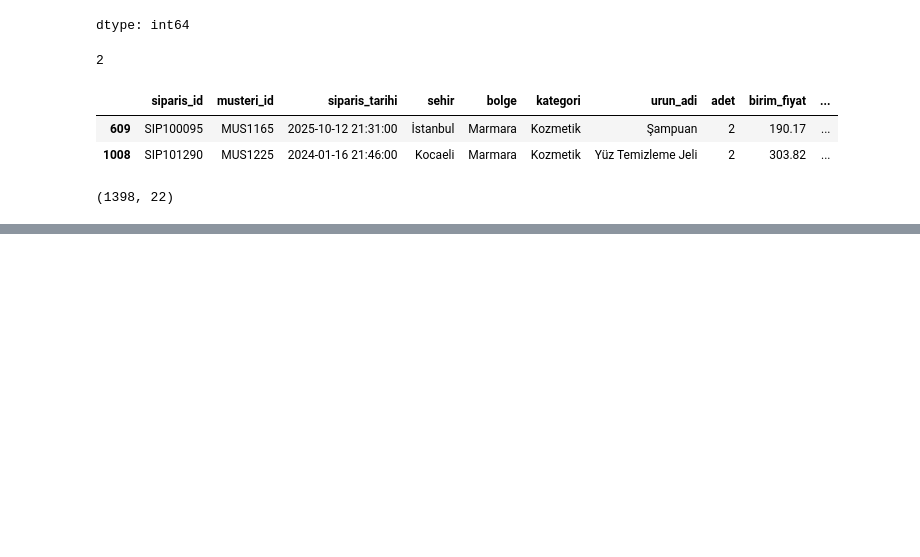
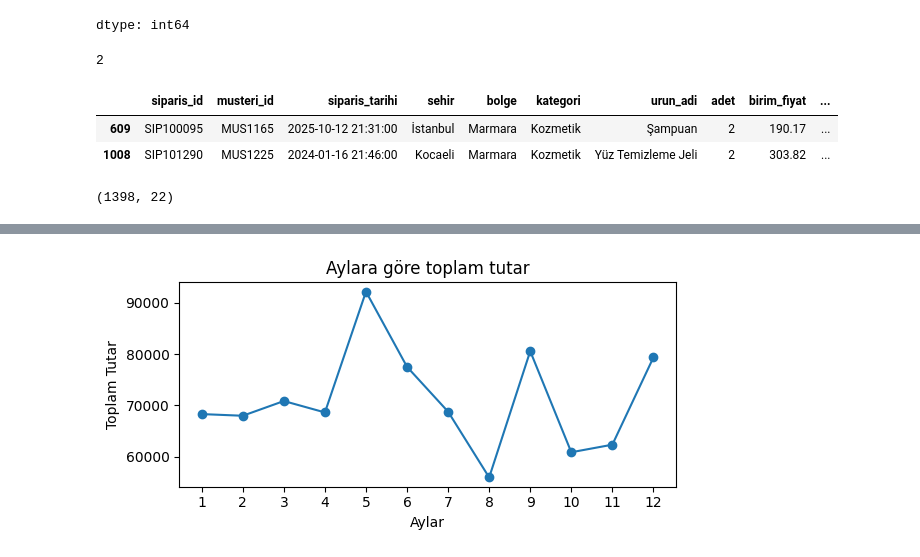
Before and after one commit to Ardatatl33/turk-yeyapayzekaakademisi_bootcamp, a Jupyter notebook: VeriBilimiEgitim.ipynb, the cells around one changed output, grey strips where cells are left out. Drawn from its saved outputs; the diff is of its cells as text; code cells hidden in the pictures; blank space fills up the shorter version.

```diff
--- a/VeriBilimiEgitim.ipynb
+++ b/VeriBilimiEgitim.ipynb
@@ -725,0 +1377,3 @@ df.to_csv("e_ticaret_veri_seti_tekrarlayan_kayıtlar_düzenlendi.csv")
+# %%
+df = pd.read_csv("e_ticaret_veri_seti_aykiri_degerler_duzenlendi.csv")
+df.head()
@@ -725,0 +1387,4 @@ df.to_csv("e_ticaret_veri_seti_tekrarlayan_kayıtlar_düzenlendi.csv")
+# %%
+df["siparis_tarihi"] = pd.to_datetime(df["siparis_tarihi"])
+df["siparis_ayi"] = df["siparis_tarihi"].dt.month
+df.head()
@@ -725,0 +1398,3 @@ df.to_csv("e_ticaret_veri_seti_tekrarlayan_kayıtlar_düzenlendi.csv")
+# %%
+aylik_toplam_tutar = df.groupby("siparis_ayi")["toplam_tutar"].sum().reset_index()
+aylik_toplam_tutar
@@ -725,0 +1415,12 @@ df.to_csv("e_ticaret_veri_seti_tekrarlayan_kayıtlar_düzenlendi.csv")
+# %%
+
+plt.figure(figsize = (6,3))
+plt.plot(aylik_toplam_tutar["siparis_ayi"], aylik_toplam_tutar["toplam_tutar"], marker = "o") # line plot
+plt.title("Aylara göre toplam tutar")
+plt.xlabel("Aylar")
+plt.ylabel("Toplam Tutar")
+plt.xticks(aylik_toplam_tutar["siparis_ayi"])
+plt.tight_layout()
+plt.show()
+# %% [output]
+[figure, added]
```
Also changed, not shown: parts of 85 cells of this notebook.
